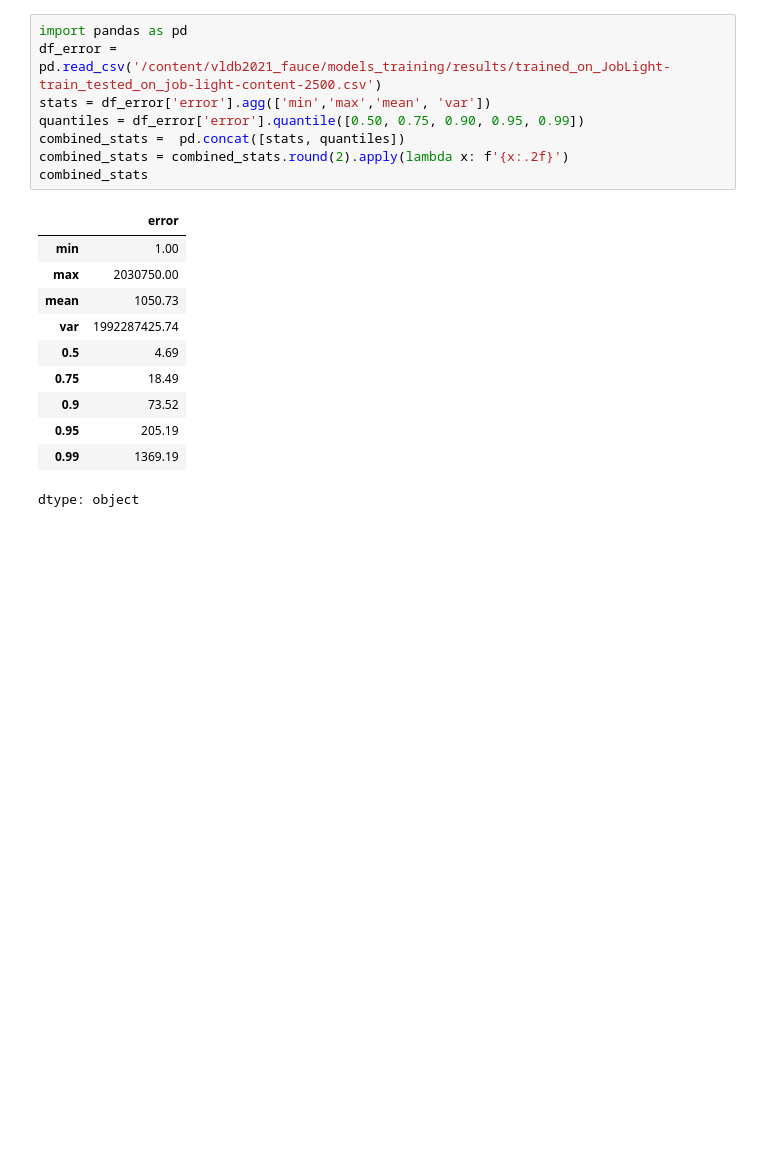
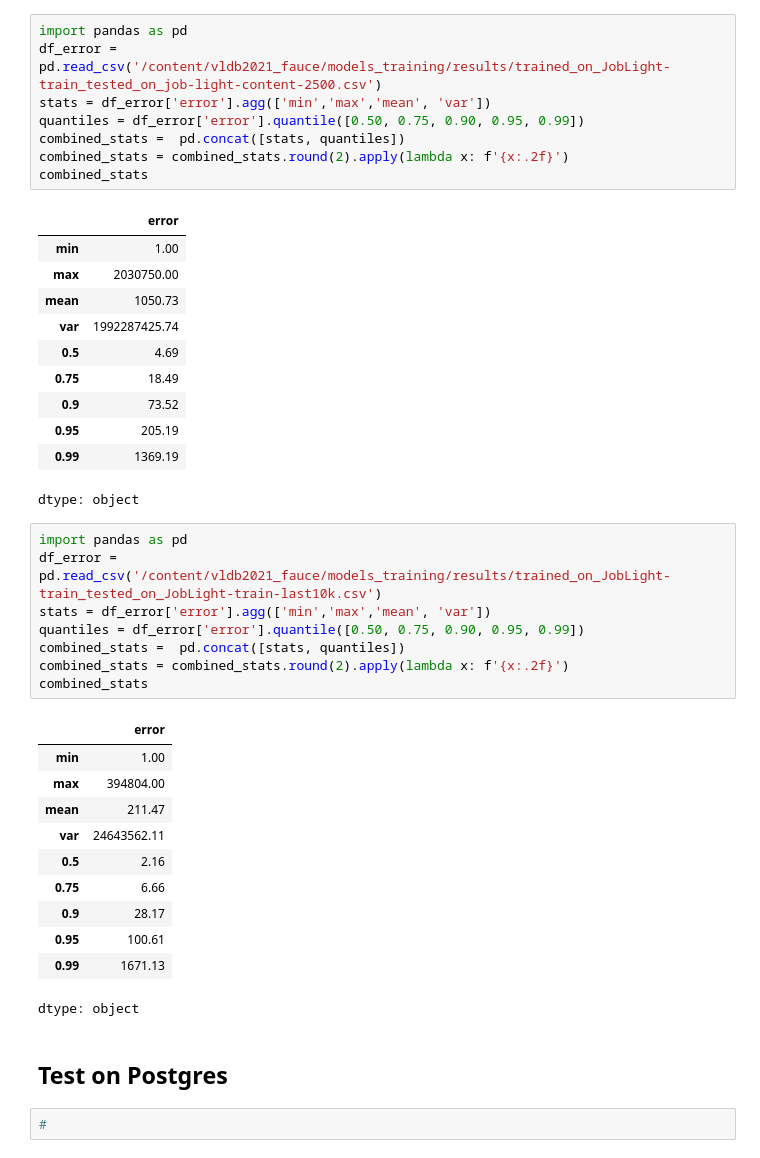
Before and after one commit to Erostrate9/vldb2021_fauce, a Jupyter notebook: colab_notebooks/Fauce.ipynb, the cells around one changed output. Saved outputs shown, nothing was run; the diff lists cells and outputs as text; blank space fills up the shorter version.

Commit message:
Update test results

```diff
--- a/colab_notebooks/Fauce.ipynb
+++ b/colab_notebooks/Fauce.ipynb
@@ -2134,3 +2183,27 @@ combined_stats
 | 0.95 | 205.19 |
 | 0.99 | 1369.19 |
 dtype: object
+# %%
+import pandas as pd
+df_error = pd.read_csv('/content/vldb2021_fauce/models_training/results/trained_on_JobLight-train_tested_on_JobLight-train-last10k.csv')
+stats = df_error['error'].agg(['min','max','mean', 'var'])
+quantiles = df_error['error'].quantile([0.50, 0.75, 0.90, 0.95, 0.99])
+combined_stats =  pd.concat([stats, quantiles])
+combined_stats = combined_stats.round(2).apply(lambda x: f'{x:.2f}')
+combined_stats
+# %% [output]
+|  | error |
+| min | 1.00 |
+| max | 394804.00 |
+| mean | 211.47 |
+| var | 24643562.11 |
+| 0.5 | 2.16 |
+| 0.75 | 6.66 |
+| 0.9 | 28.17 |
+| 0.95 | 100.61 |
+| 0.99 | 1671.13 |
+dtype: object
+# %% [markdown]
+## Test on Postgres
+# %%
+#
```
Also changed, not shown: parts of 10 cells of this notebook, 5 other files.
